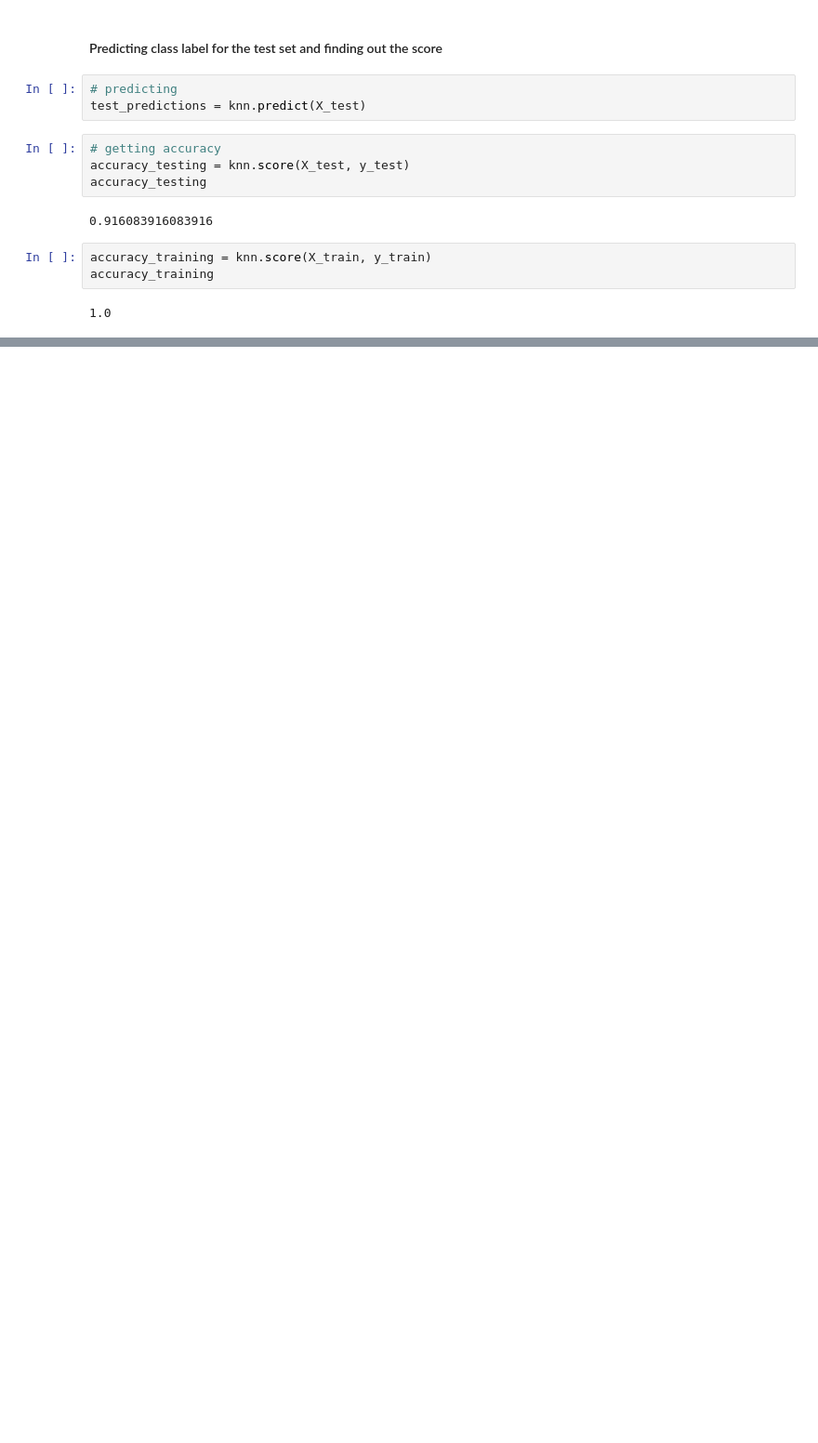
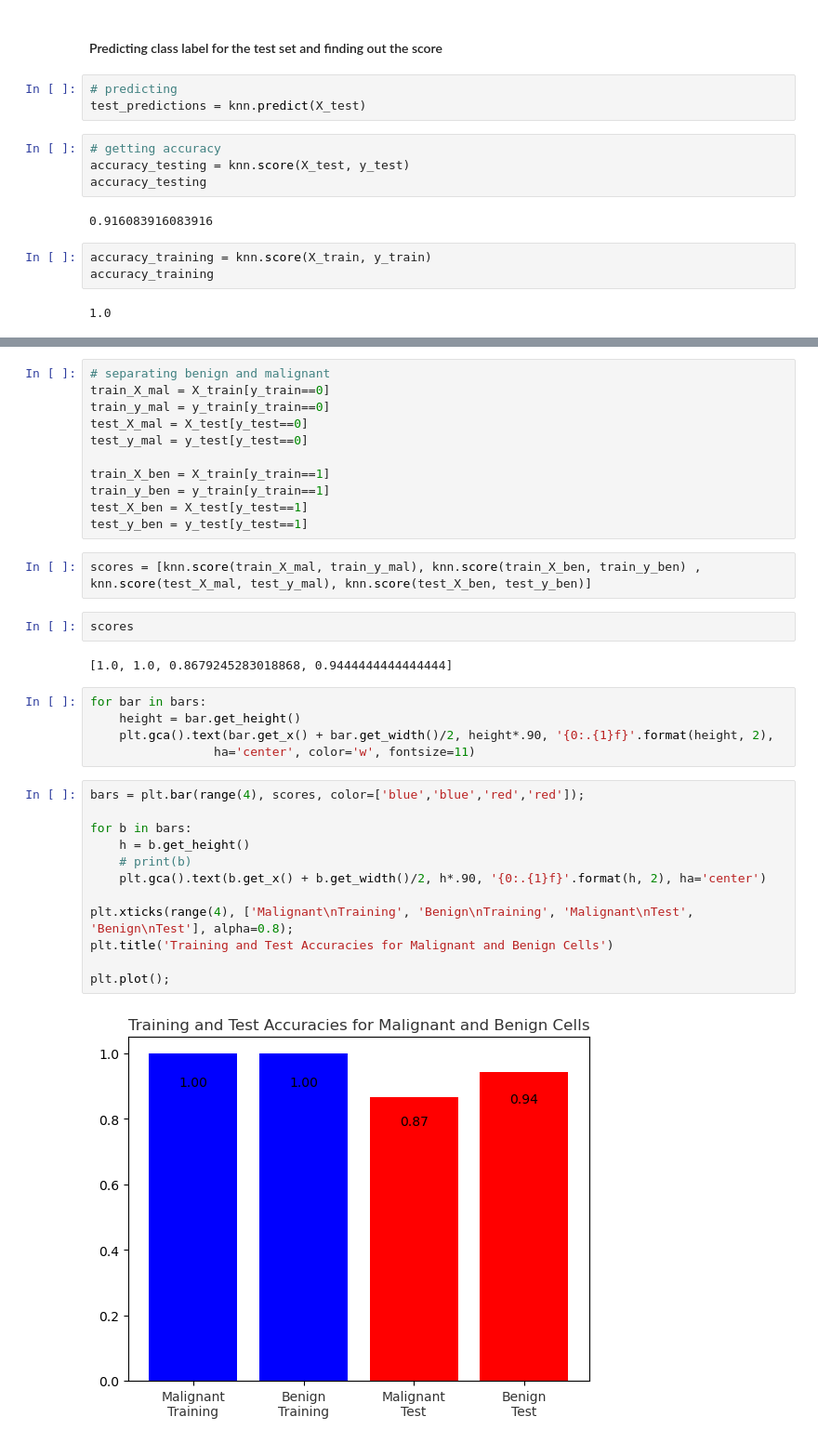
Before and after one commit to python-wizard/machine_learning_python, a Jupyter notebook: week_1.ipynb, the cells around one changed output, grey strips where cells are left out. Shown: that part at 93% size. Drawn from its saved outputs; the diff is of its cells as text; blank space fills up the shorter version.

```diff
--- a/week_1.ipynb
+++ b/week_1.ipynb
@@ -142,0 +154,36 @@ accuracy_training
+# %%
+# separating benign and malignant
+train_X_mal = X_train[y_train==0]
+train_y_mal = y_train[y_train==0]
+test_X_mal = X_test[y_test==0]
+test_y_mal = y_test[y_test==0]
+
+train_X_ben = X_train[y_train==1]
+train_y_ben = y_train[y_train==1]
+test_X_ben = X_test[y_test==1]
+test_y_ben = y_test[y_test==1]
+# %%
+scores = [knn.score(train_X_mal, train_y_mal), knn.score(train_X_ben, train_y_ben) , knn.score(test_X_mal, test_y_mal), knn.score(test_X_ben, test_y_ben)]
+# %%
+scores
+# %% [output]
+[1.0, 1.0, 0.8679245283018868, 0.9444444444444444]
+# %%
+for bar in bars:
+    height = bar.get_height()
+    plt.gca().text(bar.get_x() + bar.get_width()/2, height*.90, '{0:.{1}f}'.format(height, 2),
+                 ha='center', color='w', fontsize=11)
+# %%
+bars = plt.bar(range(4), scores, color=['blue','blue','red','red']);
+
+for b in bars:
+    h = b.get_height()
+    # print(b)
+    plt.gca().text(b.get_x() + b.get_width()/2, h*.90, '{0:.{1}f}'.format(h, 2), ha='center')
+
+plt.xticks(range(4), ['Malignant\nTraining', 'Benign\nTraining', 'Malignant\nTest', 'Benign\nTest'], alpha=0.8);
+plt.title('Training and Test Accuracies for Malignant and Benign Cells')
+
+plt.plot();
+# %% [output]
+[figure, added]
```
Also changed, not shown: parts of 3 cells of this notebook.
